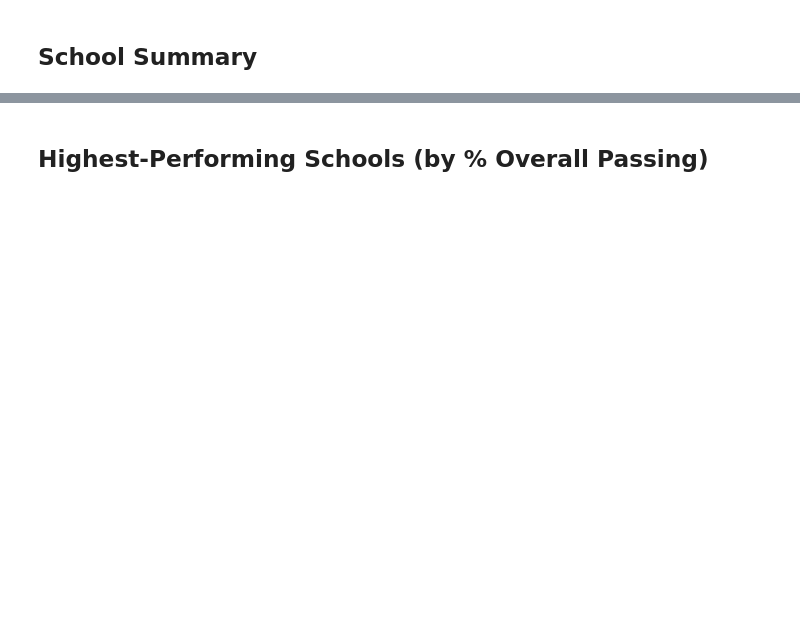
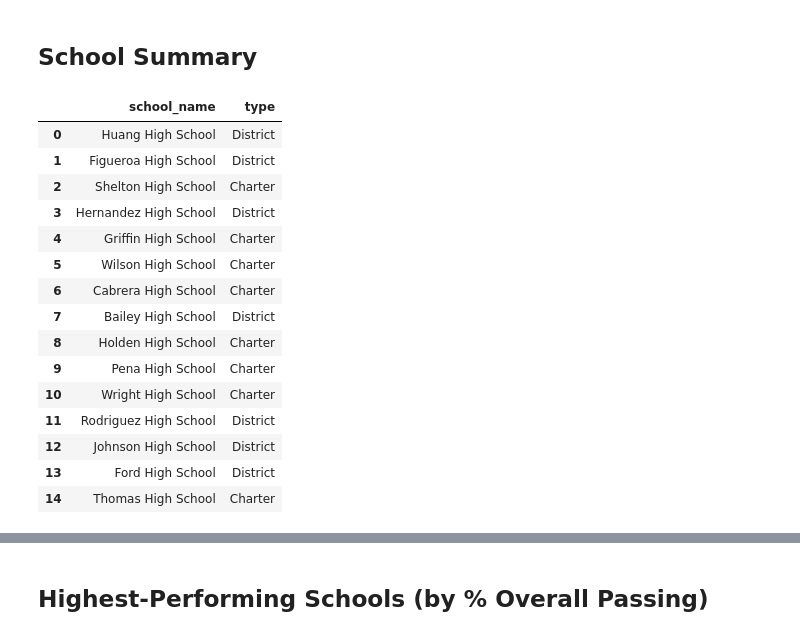
Before and after one commit to jayparikh1998/UofT-Bootcamp, a Jupyter notebook: pandas_challenge/PyCitySchools/PyCitySchools_starter.ipynb, the cells around one changed output, grey strips where cells are left out. Cells and saved outputs as stored; diff of their text form; code cells hidden in the pictures; blank space fills up the shorter version.

```diff
--- a/pandas_challenge/PyCitySchools/PyCitySchools_starter.ipynb
+++ b/pandas_challenge/PyCitySchools/PyCitySchools_starter.ipynb
@@ -104,6 +104,24 @@ district_summary
 ## School Summary
 # %%
 # Use the code provided to select all of the school types
-school_types =
+school_types = school_data_complete[["school_name", "type"]].drop_duplicates().reset_index().drop(columns="index")
+school_types
+# %% [output]
+|  | school_name | type |
+| 0 | Huang High School | District |
+| 1 | Figueroa High School | District |
+| 2 | Shelton High School | Charter |
+| 3 | Hernandez High School | District |
+| 4 | Griffin High School | Charter |
+| 5 | Wilson High School | Charter |
+| 6 | Cabrera High School | Charter |
+| 7 | Bailey High School | District |
+| 8 | Holden High School | Charter |
+| 9 | Pena High School | Charter |
+| 10 | Wright High School | Charter |
+| 11 | Rodriguez High School | District |
+| 12 | Johnson High School | District |
+| 13 | Ford High School | District |
+| 14 | Thomas High School | Charter |
 # %%
 # Calculate the total student count per school
```
Also changed, not shown: parts of 8 cells of this notebook.
